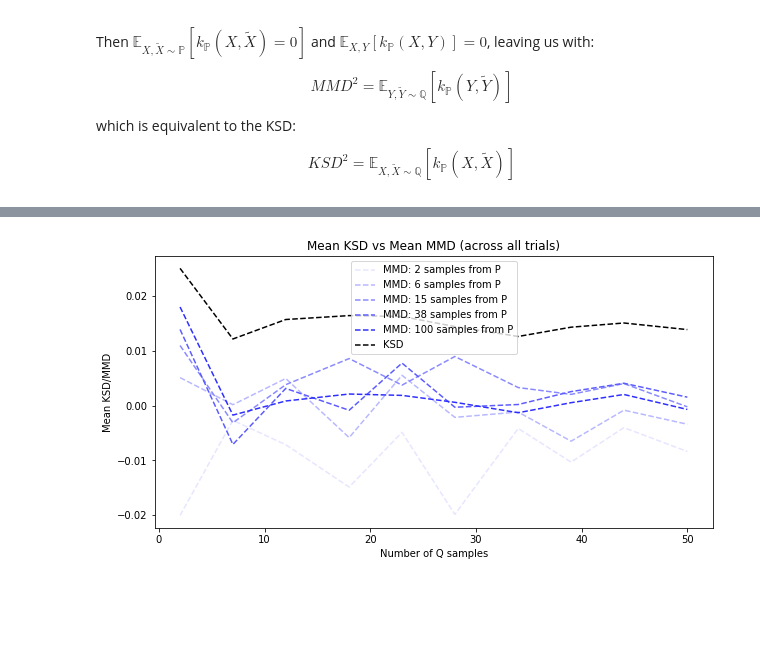
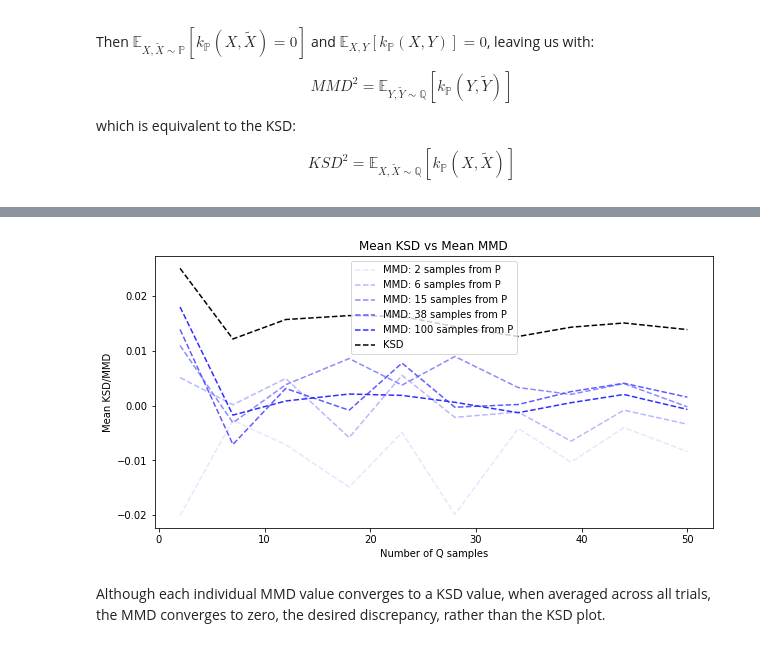
Before and after one commit to jswu18/distribution-discrepancies, a Jupyter notebook: notebooks/3_kernel_stein_discrepancy.ipynb, the cells around one changed output, grey strips where cells are left out. Cells and saved outputs as stored; diff of their text form; code cells hidden in the pictures; blank space fills up the shorter version.

```diff
--- a/notebooks/3_kernel_stein_discrepancy.ipynb
+++ b/notebooks/3_kernel_stein_discrepancy.ipynb
@@ -529,7 +583,9 @@ for i in range(num_x_subplots):
             label="KSD",
             linestyle="--",
         )
-        ax[i][j].set_title(f"KSD vs MMD ({trial_index=})")
+        ax[i][j].set_title(
+            f"KSD^n_{trial_index} vs MMD^(m,n)_({trial_index},{trial_index}) (P and Q sample from Trial {trial_index})"
+        )
         ax[i][j].set_ylabel("KSD/MMD")
         ax[i][j].set_xlabel("Number of Q samples")
         ax[i][j].legend()
@@ -538,0 +650,33 @@ plt.show()
+# %%
+num_x_subplots = 4
+num_y_subplots = 2
+fig, ax = plt.subplots(num_x_subplots, num_y_subplots)
+fig.set_figwidth(20)
+fig.set_figheight(20)
+for i in range(num_x_subplots):
+    for j in range(num_y_subplots):
+        p_sample_trial_index = np.random.randint(n_trials)
+        for k, number_p_sample in enumerate(number_p_samples):
+            shade = 0.9 * (1 - k / len(number_p_samples))
+            ax[i][j].plot(
+                number_q_samples,
+                np.mean(mmd_vals[:, k, p_sample_trial_index, :], axis=-1),
+                c=(shade, shade, 1),
+                label=f"MMD: {number_p_sample} samples from P",
+                linestyle="--",
+            )
+
+        ax[i][j].plot(
+            number_q_samples,
+            np.mean(ksd_vals, axis=1),
+            c="black",
+            label="KSD",
+            linestyle="--",
+        )
+        ax[i][j].set_title(
+            f"Mean KSD vs Mean MMD (P Sample from Trial {p_sample_trial_index} and All Q samples)"
+        )
+        ax[i][j].set_ylabel("Mean KSD/MMD")
+        ax[i][j].set_xlabel("Number of Q samples")
+        ax[i][j].legend()
+plt.show()
@@ -539,28 +693,29 @@ plt.show()
 # %%
 fig, ax = plt.subplots()
 fig.set_figwidth(10)
 fig.set_figheight(5)
+
 for i, number_p_sample in enumerate(number_p_samples):
     shade = 0.9 * (1 - i / len(number_p_samples))
     ax.plot(
         number_q_samples,
         np.mean(jnp.diagonal(mmd_vals, axis1=2, axis2=3)[:, i, :], axis=-1),
         c=(shade, shade, 1),
         label=f"MMD: {number_p_sample} samples from P",
         linestyle="--",
     )
 
 ax.plot(
     number_q_samples,
     np.mean(ksd_vals, axis=1),
     c="black",
     label="KSD",
     linestyle="--",
 )
-ax.set_title("Mean KSD vs Mean MMD (across all trials)")
+ax.set_title("Mean KSD vs Mean MMD")
 ax.set_ylabel("Mean KSD/MMD")
 ax.set_xlabel("Number of Q samples")
 plt.legend()
 plt.show()
 # %% [output]
-[figure, old version]
+[figure, new version]
@@ -593,0 +722,2 @@ plt.show()
+# %% [markdown]
+Although each individual MMD value converges to a KSD value, when averaged across all trials, the MMD converges to zero, the desired discrepancy, rather than the KSD plot.
```
Also changed, not shown: parts of 20 cells of this notebook, 2 other files.
